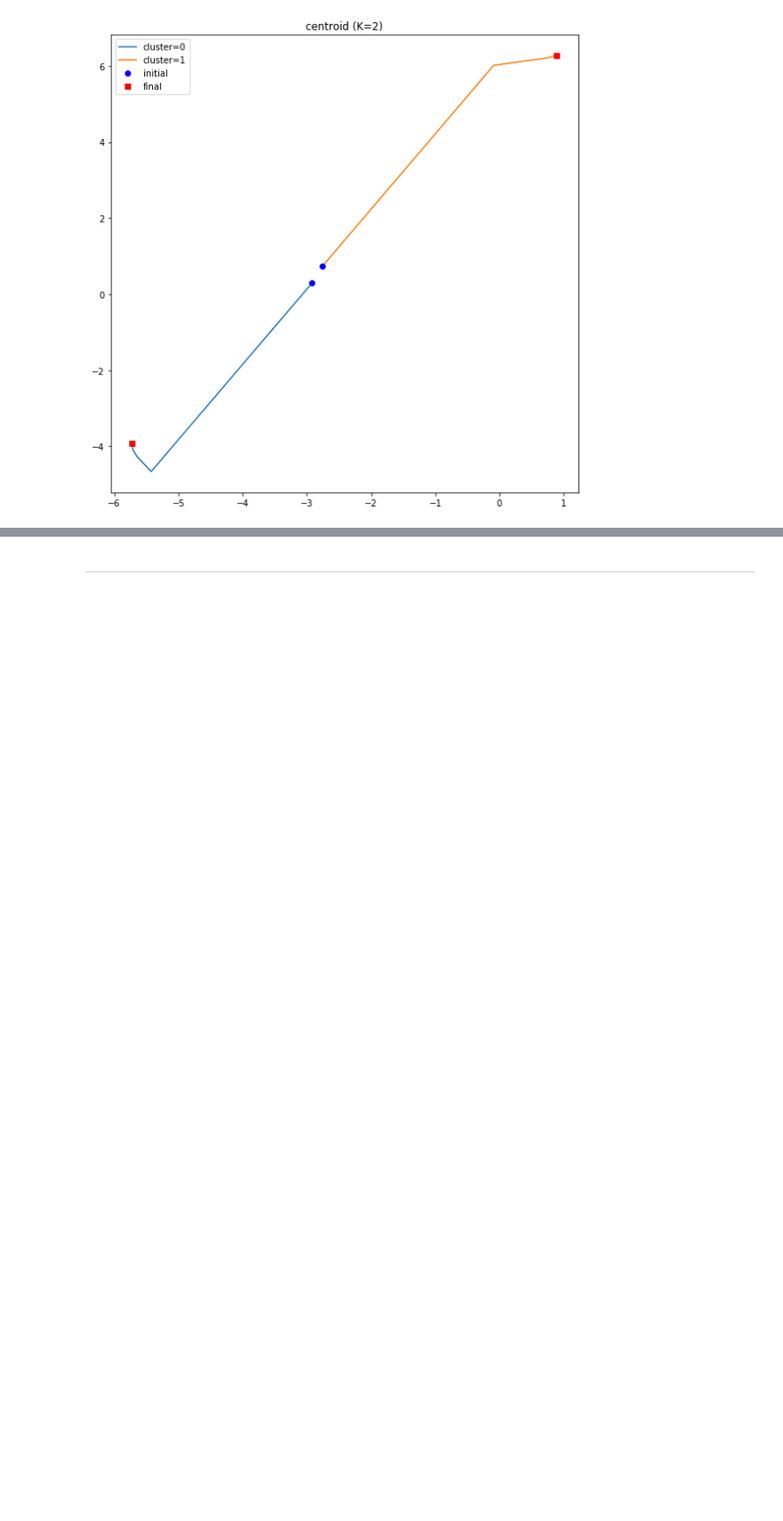
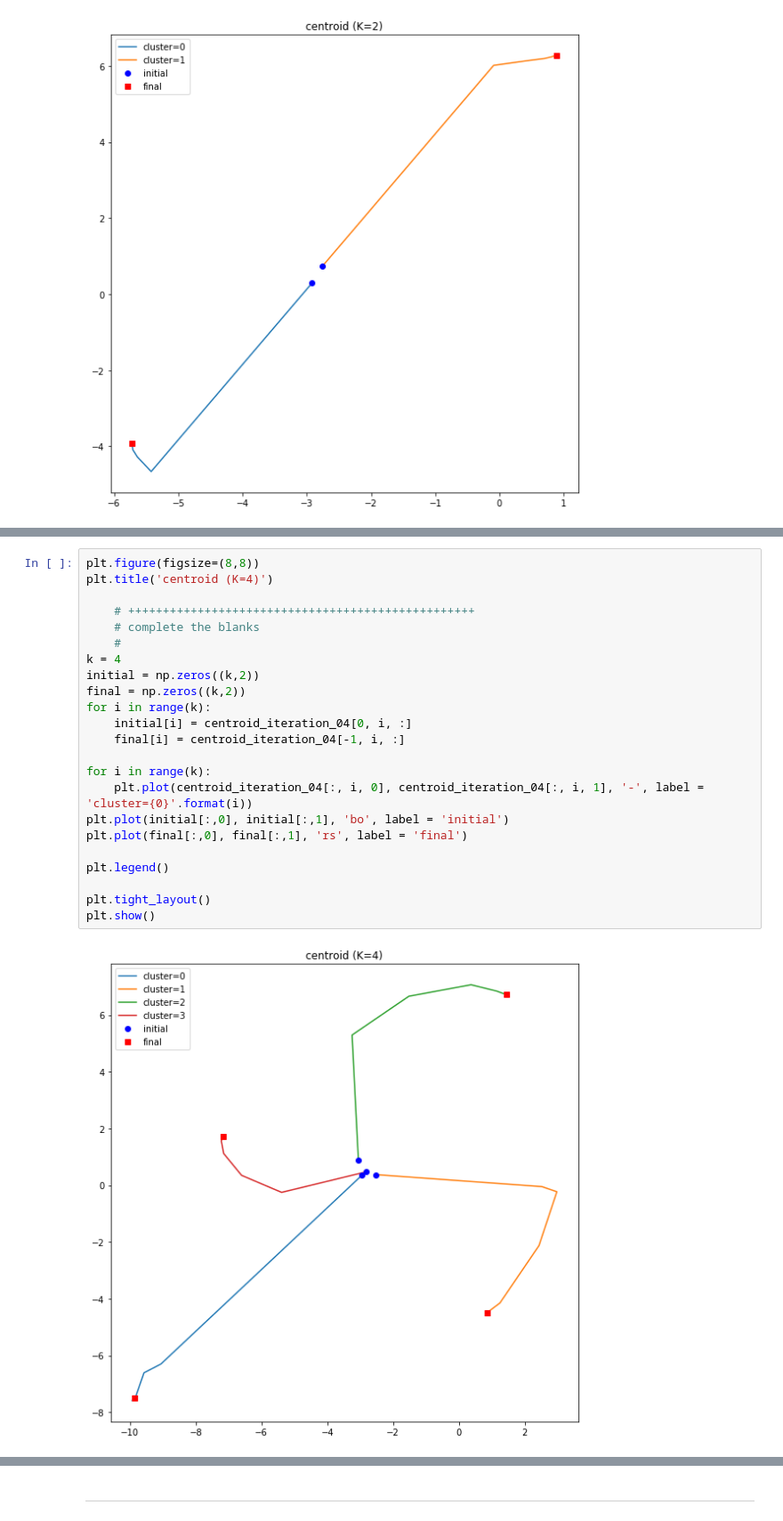
Before and after one commit to MunJeongHyeon/machine-learning-class, a Jupyter notebook: 11/assignment_11.ipynb, the cells around one changed output, grey strips where cells are left out. Shown at 89% size. Saved outputs shown, nothing was run; the diff lists cells and outputs as text; blank space fills up the shorter version.

```diff
--- a/11/assignment_11.ipynb
+++ b/11/assignment_11.ipynb
@@ -555,0 +553,25 @@ def function_result_12():
+# %%
+plt.figure(figsize=(8,8))
+plt.title('centroid (K=4)')
+
+    # ++++++++++++++++++++++++++++++++++++++++++++++++++
+    # complete the blanks
+    #
+k = 4
+initial = np.zeros((k,2))
+final = np.zeros((k,2))
+for i in range(k):
+    initial[i] = centroid_iteration_04[0, i, :]
+    final[i] = centroid_iteration_04[-1, i, :]
+
+for i in range(k):
+    plt.plot(centroid_iteration_04[:, i, 0], centroid_iteration_04[:, i, 1], '-', label = 'cluster={0}'.format(i))
+plt.plot(initial[:,0], initial[:,1], 'bo', label = 'initial')
+plt.plot(final[:,0], final[:,1], 'rs', label = 'final')
+
+plt.legend()
+
+plt.tight_layout()
+plt.show()
+# %% [output]
+[figure, added]
```
Also changed, not shown: parts of 16 cells of this notebook.
